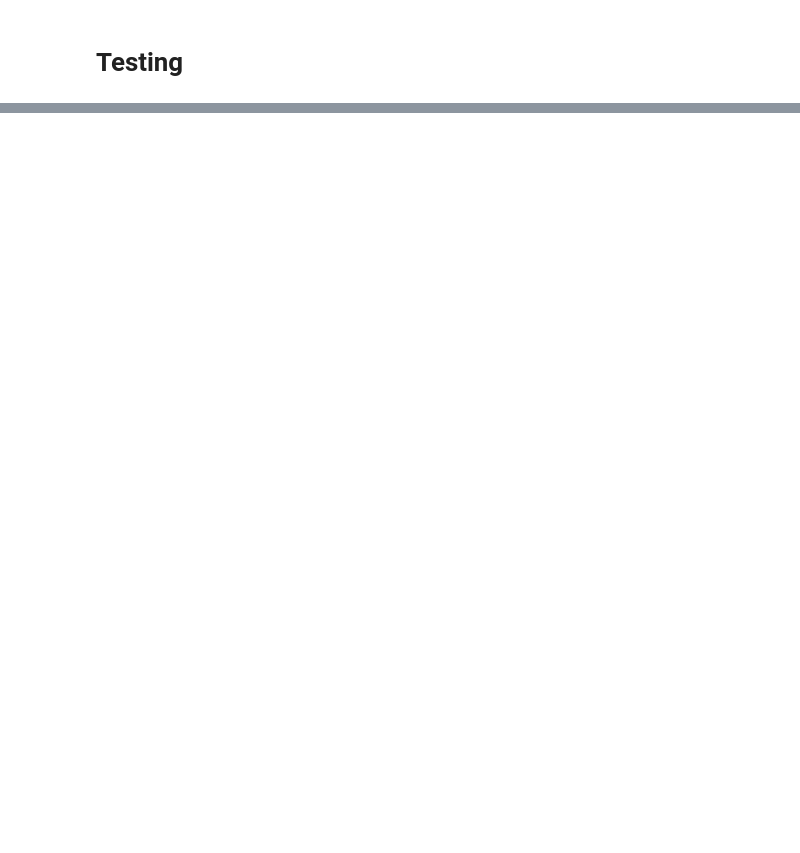
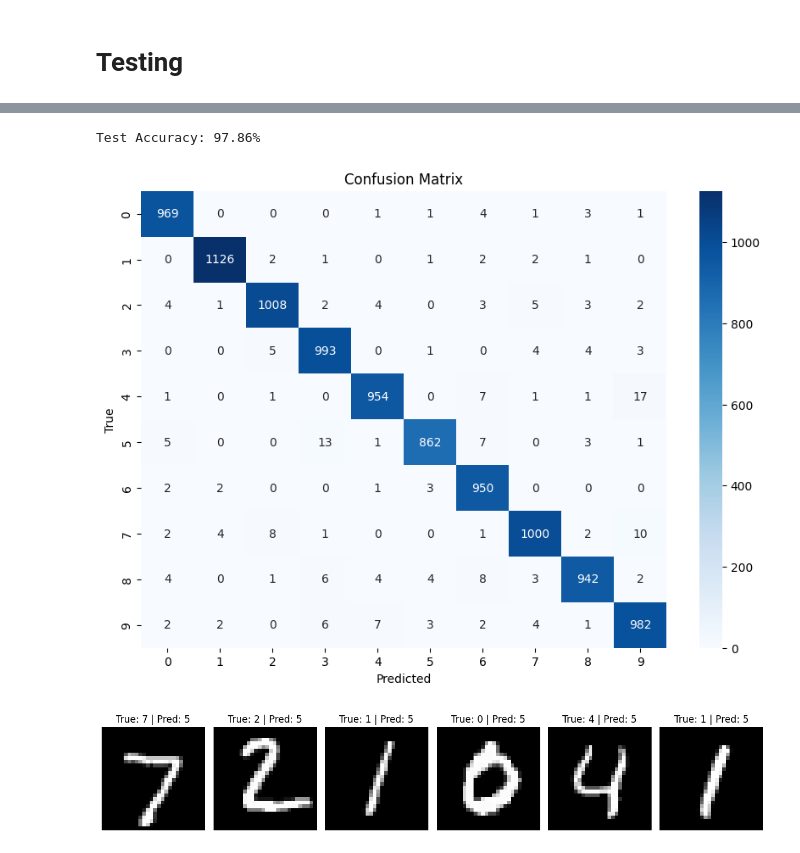
Before and after one commit to MennaMagdie/Machine-Learning-Labs, a Jupyter notebook: digit-recognition-system/neural_networks.ipynb, the cells around one changed output, grey strips where cells are left out. Saved outputs shown, nothing was run; the diff lists cells and outputs as text; code cells hidden in the pictures; blank space fills up the shorter version.

```diff
--- a/digit-recognition-system/neural_networks.ipynb
+++ b/digit-recognition-system/neural_networks.ipynb
@@ -319,0 +386,6 @@ Test Accuracy: 95.42%
+# %%
+test(model_2, test_loader)
+# %% [output]
+Test Accuracy: 97.86%
+[figure, added]
+[figure, added]
```
Also changed, not shown: parts of 56 cells of this notebook.
